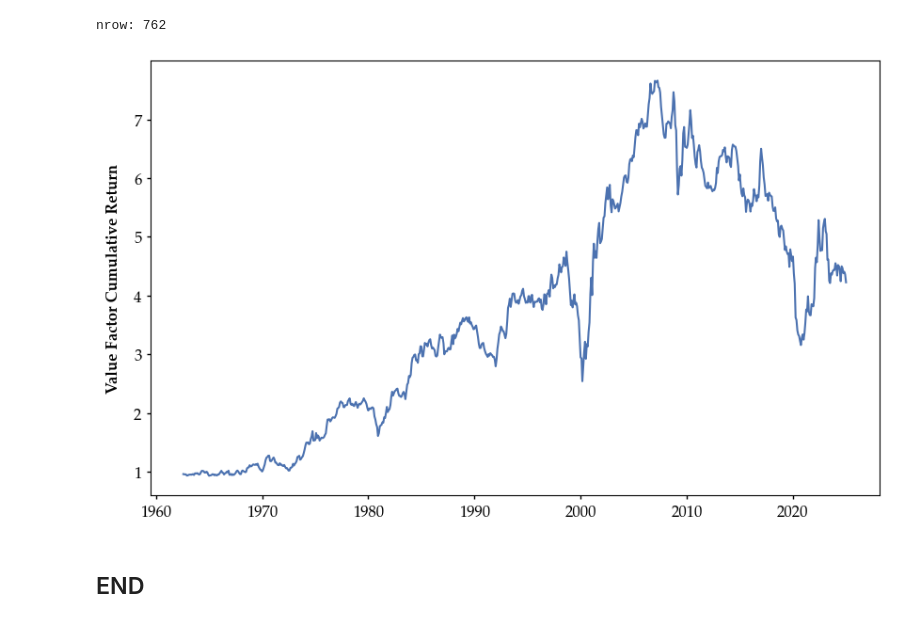
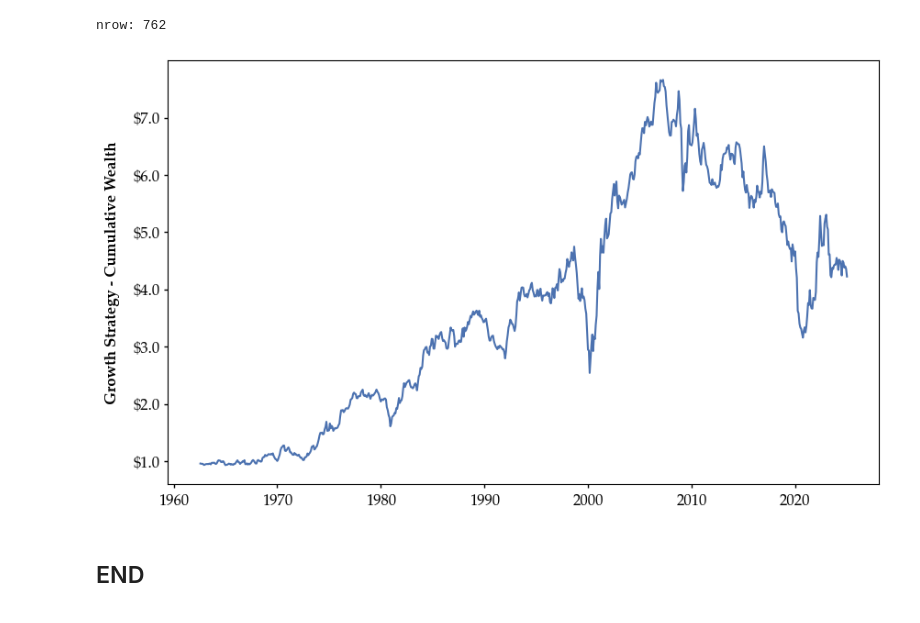
Before and after one commit to xichengl/FinPy, a Jupyter notebook: code/ff3.ipynb, the cells around one changed output. Saved outputs shown, nothing was run; the diff lists cells and outputs as text; code cells hidden in the pictures.

```diff
--- a/code/ff3.ipynb
+++ b/code/ff3.ipynb
@@ -116,19 +114,18 @@ june = crsp.query('month == 6').merge(dec[['permno','year','dec_me']], on = ['pe
 # %% [markdown]
 ### 3. CCM
 # %%
-conn = wrds.Connection(wrds_username = wrds_id)
-
-ccm = conn.raw_sql('''
+db = wrds.Connection(wrds_username = wrds_id)
+ccm = db.raw_sql('''
     select gvkey, lpermno::int as permno, linkdt as fdate, linkenddt as ldate
     from crsp.ccmxpf_linktable
     where substr(linktype, 1, 1) = 'L'
         and linkprim in ('P', 'C')
     ''',
-    date_cols=['fdate']
+    date_cols=['fdate','ldate']
 )
 
 # Fill linkenddt missing value with today's date
-ccm['ldate'] = pd.to_datetime(ccm['ldate'].fillna(datetime.date.today()))
+ccm['ldate'] = ccm['ldate'].fillna(pd.to_datetime(datetime.date.today()))
 
 ccm['fdate'] = ccm.groupby(['gvkey','permno'])['fdate'].transform('min')
 ccm['ldate'] = ccm.groupby(['gvkey','permno'])['ldate'].transform('max')
@@ -185,11 +182,13 @@ def assign_value(row):
 june = june.merge(cf, on = 'date', how = 'left')
 
 # Positive book-to-market
-june['flag_pos_bm'] = np.where( (june['be_me'] > 0) & (june['me'] > 0) & (june['count'] >= 1), 1, 0 )
+mask = (june['be_me'] > 0) & (june['me'] > 0) & (june['count'] >= 1)
+june.loc[mask, 'flag_pos_bm'] = 1
 
 # Assign size and value portfolios
-june['size_bucket'] = np.where( june['flag_pos_bm'] == 1, june.apply(assign_size, axis = 1), pd.NA )
-june['value_bucket'] = np.where( june['flag_pos_bm'] == 1, june.apply(assign_value, axis = 1), pd.NA )
+mask = (june['flag_pos_bm'] == 1)
+june.loc[mask, 'size_bucket'] = june.loc[mask].apply(assign_size, axis = 1)
+june.loc[mask, 'value_bucket'] = june.loc[mask].apply(assign_value, axis = 1)
 
 june = june[['permno','date','size_bucket','value_bucket','flag_pos_bm']].assign(ffyear = lambda x: x['date'].dt.year).drop(columns = 'date')
 # %%
@@ -219,22 +218,23 @@ ff_factors['SMB'] = ff_factors['_S'] - ff_factors['_B']
 print(f'nrow: {ff_factors.shape[0]:,}')
 # %% [output]
 nrow: 762
-# %%
-ff_factors['g_value'] = ff_factors['HML'] + 1
-ff_factors['cumret_value'] = ff_factors['g_value'].cumprod()
+# %%
+sub = ff_factors.copy() # [ff_factors['date']>= '2008-01-01']
+sub['g_value'] = sub['HML'] + 1
+sub['cumret_value'] = sub['g_value'].cumprod()
 # %%
 f, ax = plt.subplots(figsize = (10, 6))
 
-sns.lineplot(data = ff_factors, x = 'date', y = 'cumret_value', ax = ax)
+sns.lineplot(data = sub, x = 'date', y = 'cumret_value', ax = ax)
 
 ax.set_xlabel(None)
-ax.set_ylabel('Value Factor Cumulative Return', fontsize = 12, fontweight = 'bold', labelpad = 10)
+ax.set_ylabel('Growth Strategy - Cumulative Wealth', fontsize = 12, fontweight = 'bold', labelpad = 10)
 
 # ax.xaxis.set_major_formatter(mdates.DateFormatter(r'%Y %b'))
-# ax.yaxis.set_major_formatter(mticker.FuncFormatter(lambda x, _: format(int(x), ',')))
+ax.yaxis.set_major_formatter(mticker.FuncFormatter(lambda x, _: f'${x:.1f}'))
 
 plt.show()
 # %% [output]
-[figure, old version]
+[figure, new version]
 # %% [markdown]
 ## END
```
Also changed, not shown: parts of 3 cells of this notebook.
